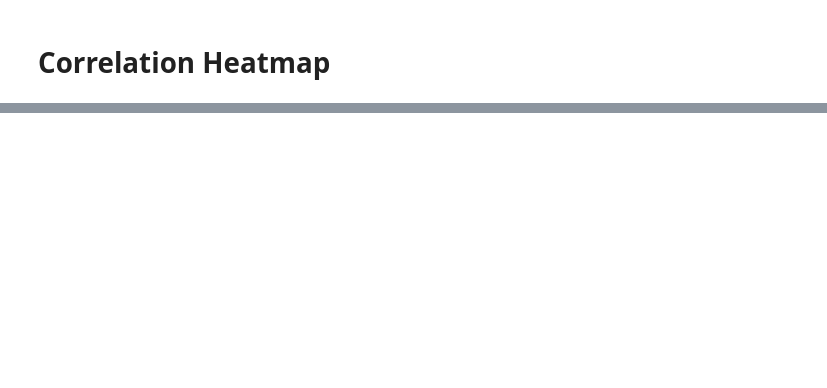
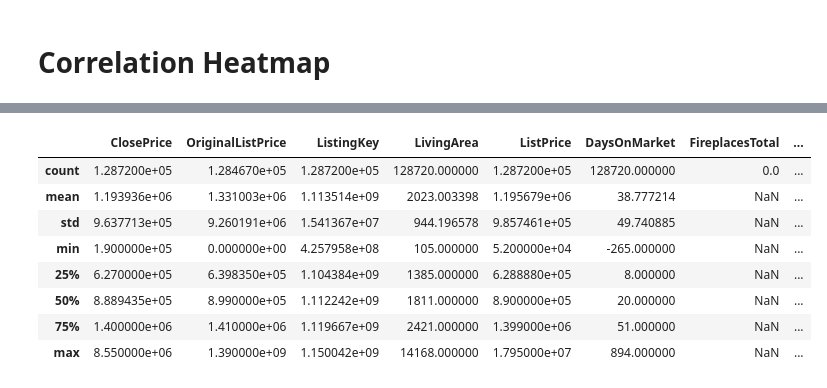
Before and after one commit to cmont13/IDX_Winter26_DS40, a Jupyter notebook: notebook01_exploration.ipynb, the cells around one changed output, grey strips where cells are left out. Saved outputs shown, nothing was run; the diff lists cells and outputs as text; code cells hidden in the pictures; blank space fills up the shorter version.

```diff
--- a/notebook01_exploration.ipynb
+++ b/notebook01_exploration.ipynb
@@ -75,0 +122,12 @@ plt.show()
+# %%
+property_data_2025.describe()
+# %% [output]
+|  | ClosePrice | OriginalListPrice | ListingKey | LivingArea | ListPrice | DaysOnMarket | FireplacesTotal | ... |
+| count | 1.287200e+05 | 1.284670e+05 | 1.287200e+05 | 128720.000000 | 1.287200e+05 | 128720.000000 | 0.0 | ... |
+| mean | 1.193936e+06 | 1.331003e+06 | 1.113514e+09 | 2023.003398 | 1.195679e+06 | 38.777214 | NaN | ... |
+| std | 9.637713e+05 | 9.260191e+06 | 1.541367e+07 | 944.196578 | 9.857461e+05 | 49.740885 | NaN | ... |
+| min | 1.900000e+05 | 0.000000e+00 | 4.257958e+08 | 105.000000 | 5.200000e+04 | -265.000000 | NaN | ... |
+| 25% | 6.270000e+05 | 6.398350e+05 | 1.104384e+09 | 1385.000000 | 6.288880e+05 | 8.000000 | NaN | ... |
+| 50% | 8.889435e+05 | 8.990000e+05 | 1.112242e+09 | 1811.000000 | 8.900000e+05 | 20.000000 | NaN | ... |
+| 75% | 1.400000e+06 | 1.410000e+06 | 1.119667e+09 | 2421.000000 | 1.399000e+06 | 51.000000 | NaN | ... |
+| max | 8.550000e+06 | 1.390000e+09 | 1.150042e+09 | 14168.000000 | 1.795000e+07 | 894.000000 | NaN | ... |
```
Also changed, not shown: parts of 18 cells of this notebook, 1 other file.
